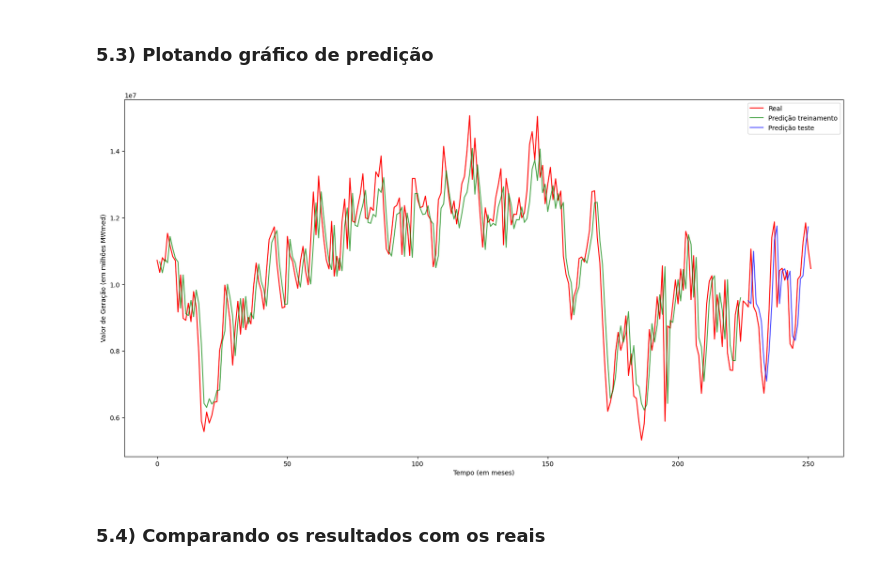
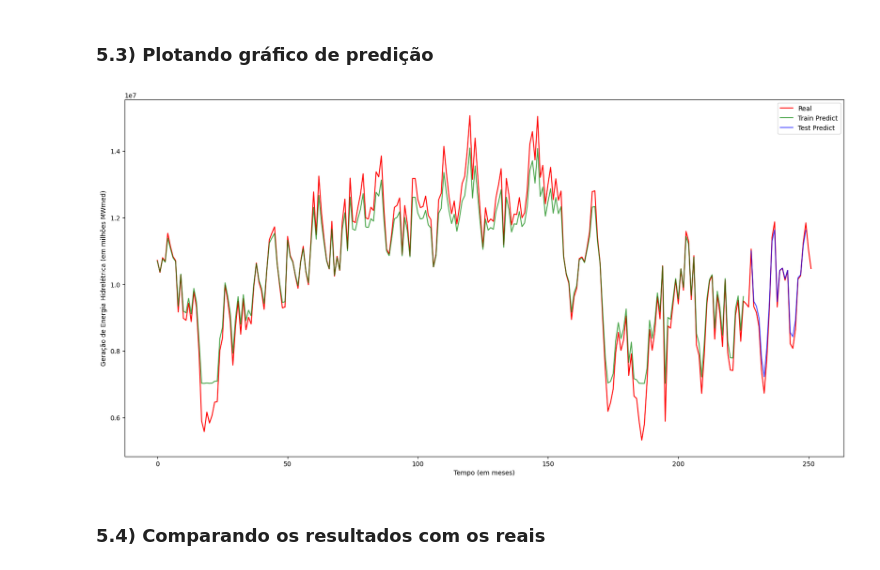
Before and after one commit to Ktzani/brazil-energy-prediction, a Jupyter notebook: app/predict-model.ipynb, the cells around one changed output. Cells and saved outputs as stored; diff of their text form; code cells hidden in the pictures.

```diff
--- a/app/predict-model.ipynb
+++ b/app/predict-model.ipynb
@@ -691,0 +755,6 @@ print(test_X.shape)
+# %%
+# reshape dos valores de entrada para [registros, time steps, features] que é necessário para LSTM
+train_X = train_X.reshape(train_X.shape[0],train_X.shape[1] , 1)
+test_X = test_X.reshape(test_X.shape[0],test_X.shape[1] , 1)
+
+print(train_X.shape)
@@ -694,14 +765,15 @@ print(test_X.shape)
 # %%
 def create_lstm_model(time_stemp: int):
     model = Sequential()
-    model.add(LSTM(units=50, return_sequences=True, input_shape=(1, time_stemp)))
+    model.add(LSTM(units=50, activation="relu", return_sequences=True, input_shape=(time_stemp, 1)))
     model.add(Dropout(0.2))
     model.add(LSTM(units=50))
     model.add(Dense(64, activation='relu'))
     model.add(Dense(32, activation='relu'))
     model.add(Dropout(0.2))
     model.add(Dense(1))
-    model.compile(loss='mean_squared_error', optimizer='adam')
+
+    model.compile(loss='mean_squared_error', optimizer="adam" )
     return model
 # %%
 model = create_lstm_model(time_stemp)
@@ -726,7 +798,5 @@ Trainable params: 35977 (140.54 KB)
 Non-trainable params: 0 (0.00 Byte)
 _________________________________________________________________
 # %%
-epochs = 200
-
-history = model.fit(train_X, train_y, epochs = epochs, batch_size = 50, verbose=1)
+history = model.fit(train_X, train_y, validation_data=(test_X, test_y), epochs = 100, batch_size = 64, verbose=1)
 # %% [output]
@@ -771,8 +841,11 @@ def data_prediction(model, train_X, test_X, train_y, test_y):
     train_predict = scaler.inverse_transform(train_predict)
     test_predict = scaler.inverse_transform(test_predict)
 
-    train_y = scaler.inverse_transform([train_y])
-    test_y = scaler.inverse_transform([test_y])
+    train_y = np.reshape(train_y, (-1, 1))
+    test_y = np.reshape(test_y, (-1, 1))
+
+    train_y = scaler.inverse_transform(train_y)
+    test_y = scaler.inverse_transform(test_y)
 
     return train_predict, test_predict, train_y, test_y
 # %%
@@ -798,23 +882,23 @@ Test Score: 9.80 MAPE
 # %% [markdown]
 ### 5.3) Plotando gráfico de predição
 # %%
-train_predict_plot = np.empty_like(df)
-train_predict_plot[:,:] = np.nan
-train_predict_plot[time_stemp:len(train_predict)+time_stemp, :] = train_predict
+trainPredictPlot = np.empty_like(data_scaled)
+trainPredictPlot[:, :] = np.nan
+trainPredictPlot[:len(train_predict), :] = train_predict
+testPredictPlot = np.empty_like(data_scaled)
+testPredictPlot[:, :] = np.nan
+testPredictPlot[len(train_predict)+(time_stemp*2):len(data_scaled) -2, :] = test_predict
 
-test_predict_plot = np.empty_like(df)
-test_predict_plot[:, :] = np.nan
-test_predict_plot[len(train_predict) + (time_stemp * 2) + 1:len(df) - 1, :] = test_predict
 
 plt.figure(figsize=(20,10))
-plt.plot(scaler.inverse_transform(df),color = "red",label = "Real")
-plt.plot(train_predict_plot,label = "Predição treinamento",color = "green", alpha = 0.7)
-plt.plot(test_predict_plot,label = "Predição teste",color = "blue", alpha = 0.7)
+plt.plot(scaler.inverse_transform(data_scaled),color = "red",label = "Real")
+plt.plot(trainPredictPlot,label = "Train Predict",color = "green",alpha = 0.7)
+plt.plot(testPredictPlot,label = "Test Predict",color = "blue", alpha = 0.7)
 plt.legend()
 plt.xlabel("Tempo (em meses)")
-plt.ylabel("Valor de Geração (em milhões MWmed)")
+plt.ylabel("Geração de Energia Hidrelétrica (em milhões MWmed)")
 plt.show()
 # %% [output]
-[figure, old version]
+[figure, new version]
 # %% [markdown]
 ### 5.4) Comparando os resultados com os reais
```
Also changed, not shown: parts of 121 cells of this notebook, 24 other files.
